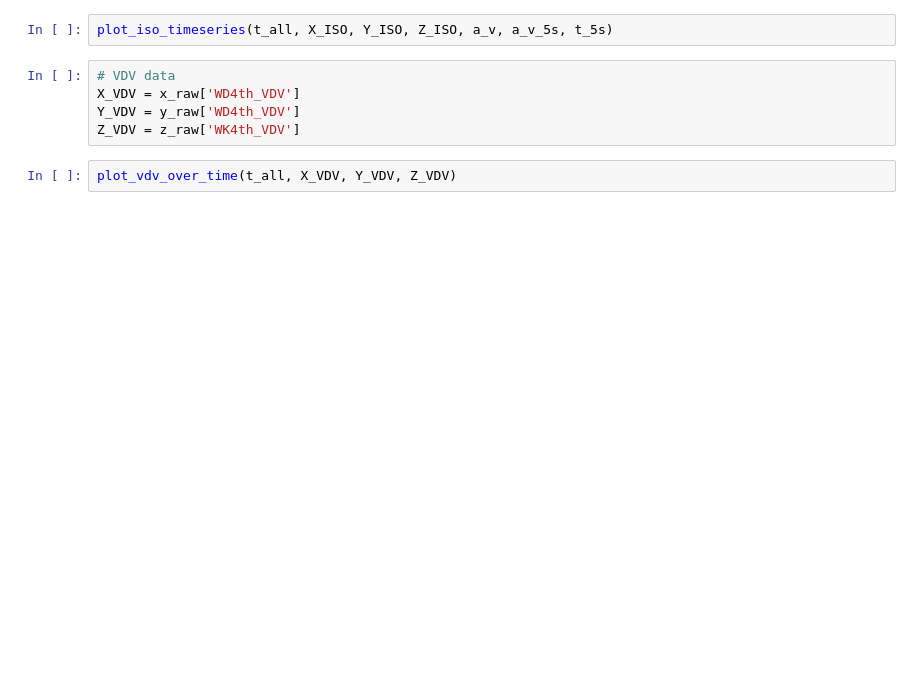
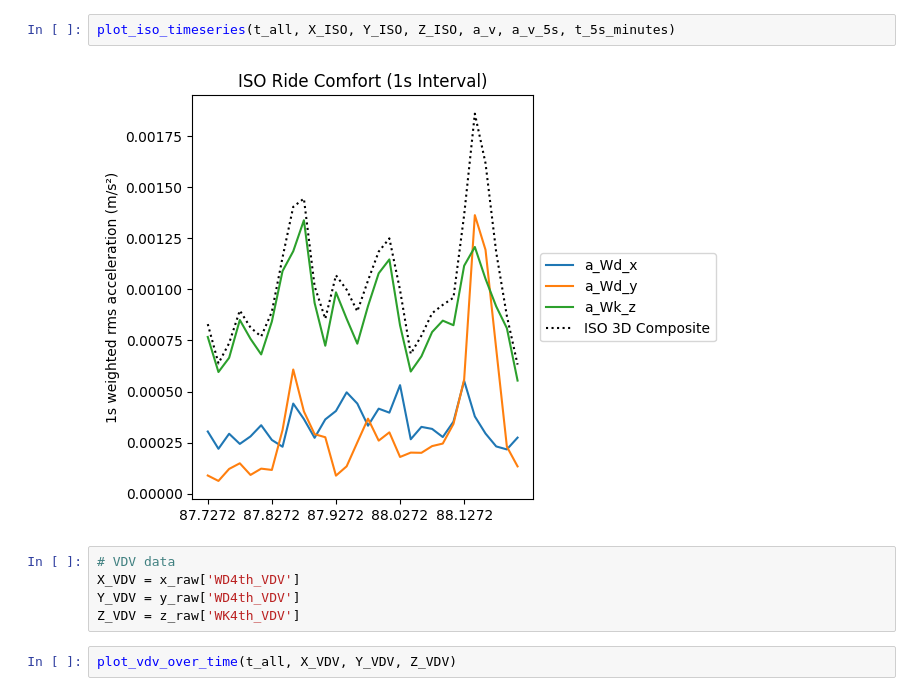
Before and after one commit to credwood/ride_comfort, a Jupyter notebook: calculations.ipynb, the cells around one changed output. Cells and saved outputs as stored; diff of their text form; blank space fills up the shorter version.

```diff
--- a/calculations.ipynb
+++ b/calculations.ipynb
@@ -83,5 +126,7 @@ print(f"a_v_5s (from RAVE)      = {np.mean(a_v_5s):.3f} m/s²")
 # %%
-plot_iso_timeseries(t_all, X_ISO, Y_ISO, Z_ISO, a_v, a_v_5s, t_5s)
+plot_iso_timeseries(t_all, X_ISO, Y_ISO, Z_ISO, a_v, a_v_5s, t_5s_minutes)
+# %% [output]
+[figure, added]
 # %%
 # VDV data
 X_VDV = x_raw['WD4th_VDV']
```
Also changed, not shown: parts of 11 cells of this notebook, 10 other files.
